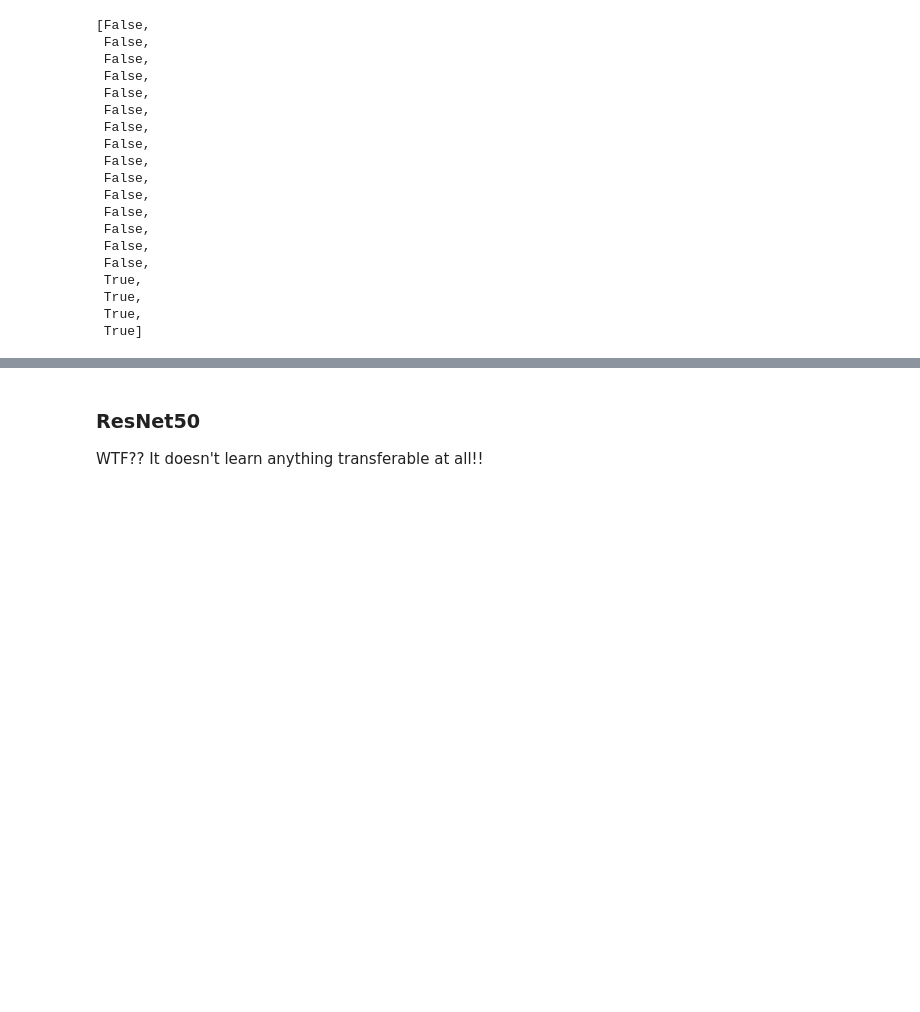
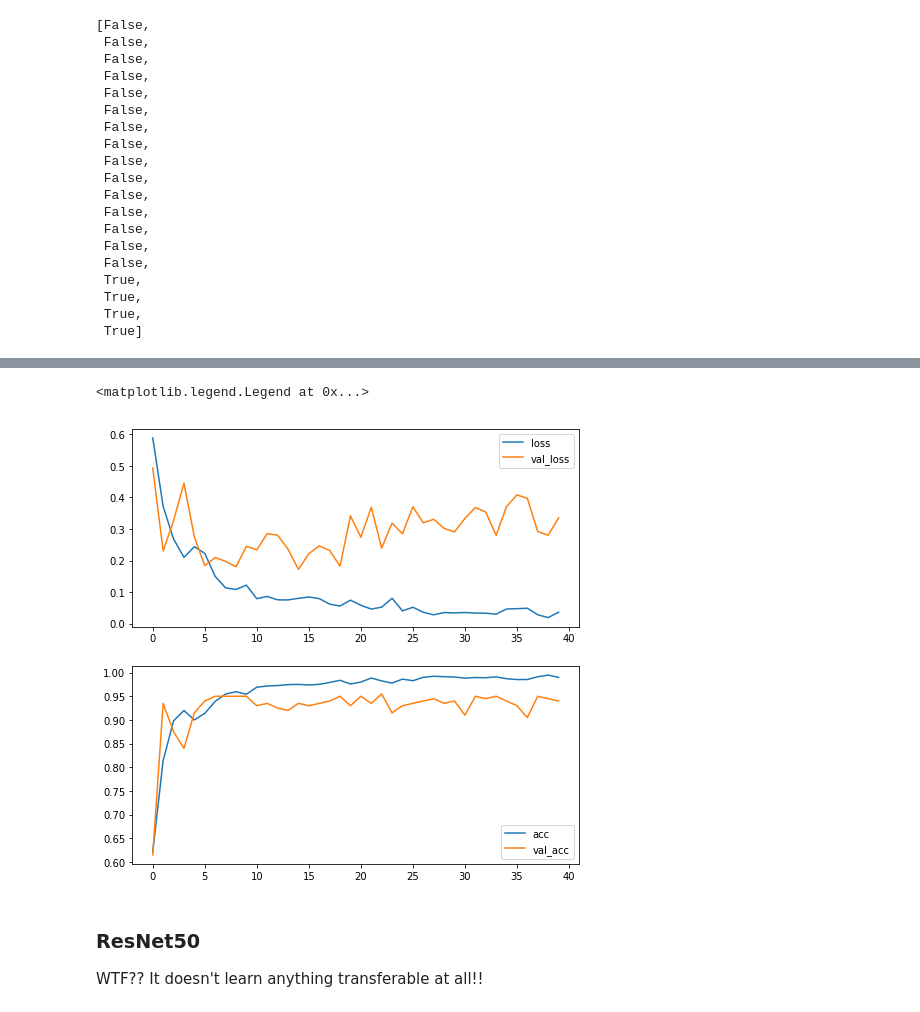
Before and after one commit to danimateos/hotdog-nohotdog, a Jupyter notebook: 04-On_the_shoulders_of_giants.ipynb, the cells around one changed output, grey strips where cells are left out. Drawn from its saved outputs; the diff is of its cells as text; code cells hidden in the pictures; blank space fills up the shorter version.

```diff
--- a/04-On_the_shoulders_of_giants.ipynb
+++ b/04-On_the_shoulders_of_giants.ipynb
@@ -184,11 +225,13 @@ model.layers[0].trainable = True
 # %%
 model.compile(loss='binary_crossentropy',
-                     optimizer=Adam(lr=1e-3),
+                     optimizer=Adam(lr=1e-4),
                      metrics=['acc'])
 
 history = model.fit_generator(train_generator,
-                                 steps_per_epoch=50,
-                                 epochs=50,
+                                 steps_per_epoch=25,
+                                 epochs=40,
                                  validation_data=validation_generator,
-                                 validation_steps=50)
+                                 validation_steps=2)
+
+model.save('vgg_unfrozen_convbase.h5')
 # %% [output]
@@ -200,3 +255,21 @@ Hint: If you want to see a list of allocated tensors when OOM happens, add repor
+# %%
+import matplotlib.pyplot as plt
+%matplotlib inline
+
+f, axes = plt.subplots(2,1)
+
+f.set_size_inches(8,8)
+
+axes[0].plot(history.epoch, history.history['loss'], label='loss')
+axes[0].plot(history.epoch, history.history['val_loss'], label='val_loss')
+axes[0].legend()
+
+axes[1].plot(history.epoch, history.history['acc'], label='acc')
+axes[1].plot(history.epoch, history.history['val_acc'], label='val_acc')
+axes[1].legend()
+# %% [output]
+<matplotlib.legend.Legend at 0x...>
+[figure, added]
 # %% [markdown]
 ### ResNet50
 
```
Also changed, not shown: parts of 11 cells of this notebook.
